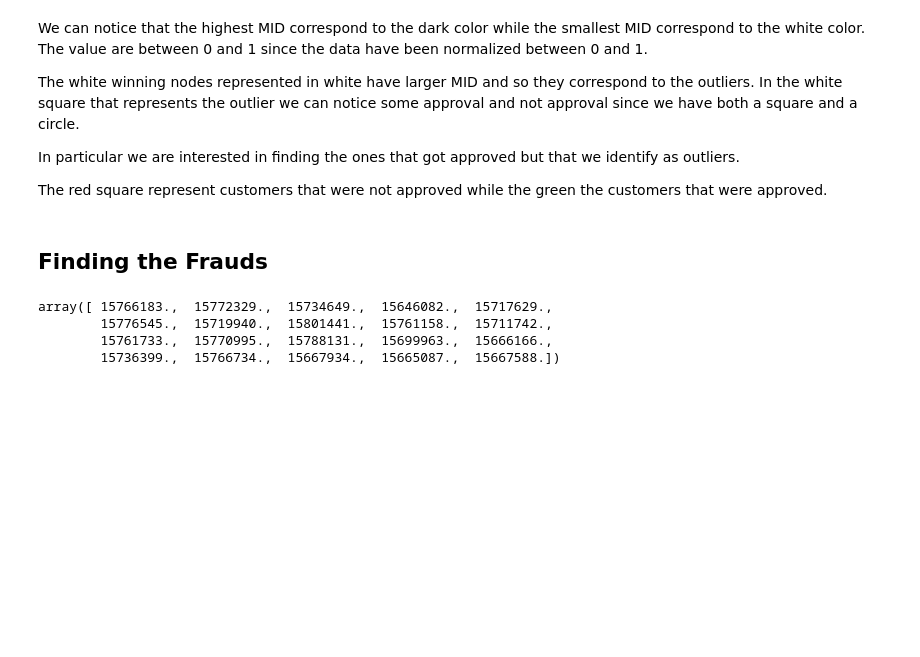
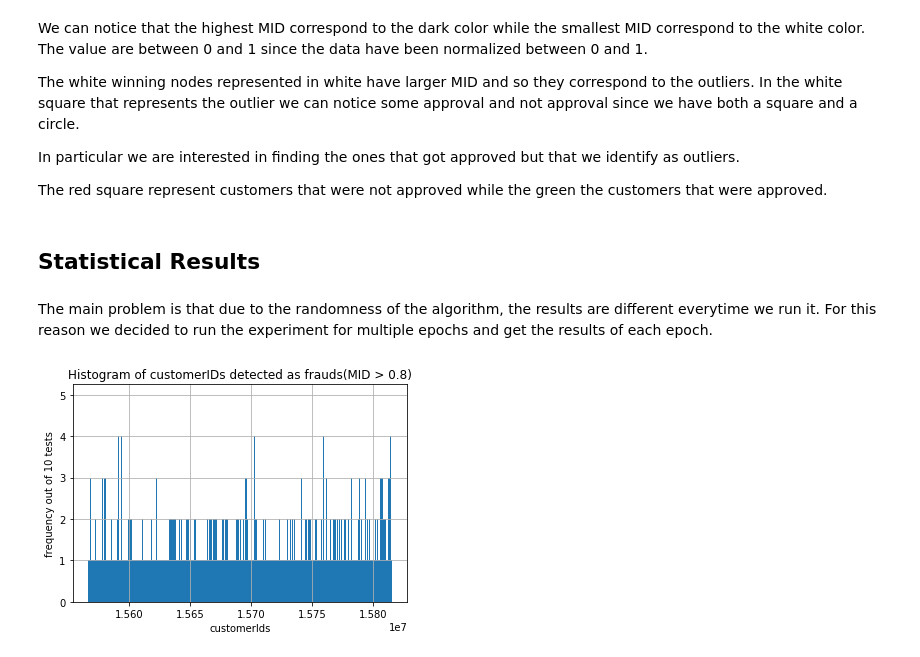
Before and after one commit to marcomiglionico94/Deep-learning, a Jupyter notebook: SOM/SOM.ipynb, the cells around one changed output. Cells and saved outputs as stored; diff of their text form; code cells hidden in the pictures; blank space fills up the shorter version.

Commit message:
Statistical Approach

```diff
--- a/SOM/SOM.ipynb
+++ b/SOM/SOM.ipynb
@@ -131,15 +183,19 @@ In the white square that represents the outlier we can notice some approval and
 In particular we are interested in finding the ones that got approved but that we identify as outliers.
 
 The red square represent customers that were not approved while the green the customers that were approved.
-# %% [markdown]
-## Finding the Frauds
-# %%
-mappings = som.win_map(X) # Map the winning nodes to the customers associated
-frauds = np.concatenate((mappings[(1,1)],mappings[(4,1)]), axis = 0)
-frauds = sc.inverse_transform( frauds )
-frauds[:,0]
-# %% [output]
-array([ 15766183.,  15772329.,  15734649.,  15646082.,  15717629.,
-        15776545.,  15719940.,  15801441.,  15761158.,  15711742.,
-        15761733.,  15770995.,  15788131.,  15699963.,  15666166.,
-        15736399.,  15766734.,  15667934.,  15665087.,  15667588.])
+# %% [markdown]
+## Statistical Results
+# %% [markdown]
+The main problem is that due to the randomness of the algorithm, the results are different everytime we run it. For this reason we decided to run the experiment for multiple epochs and get the results of each epoch.
+# %%
+# Display histogram with as many bins unique occurences
+len(np.unique(multi_results)) # Get only the unique ID
+plt.figure()
+# We use an histogram to get the frequence of each ID
+histogram = plt.hist(multi_results,bins = np.unique(multi_results), range = (multi_results.min(),multi_results.max()))
+plt.xlabel('customerIds')
+plt.ylabel('frequency out of {0} tests'.format(cv))
+plt.title('Histogram of customerIDs detected as frauds(MID > {0})'.format(treshold))
+plt.grid()
+# %% [output]
+[figure, added]
```
Also changed, not shown: parts of 14 cells of this notebook.
